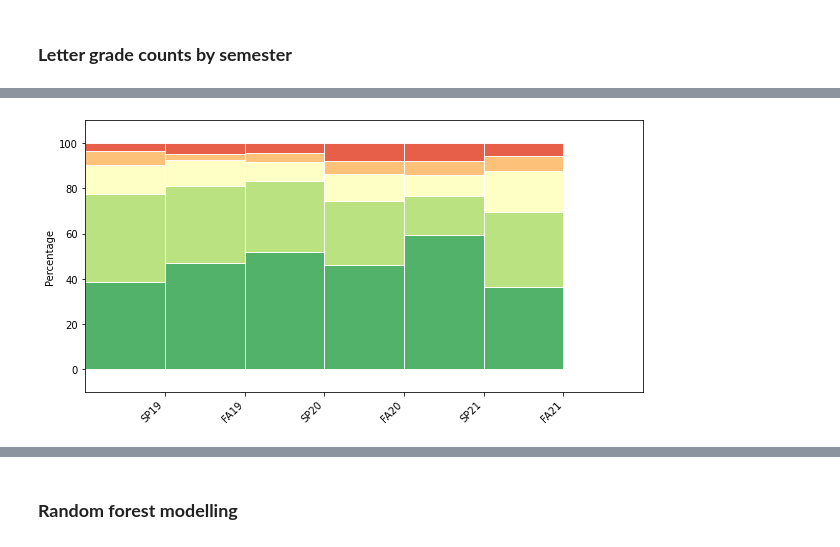
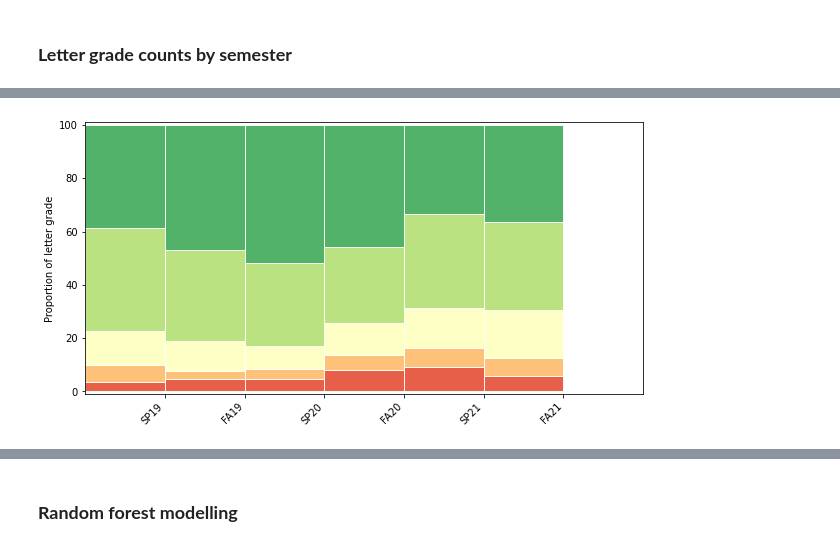
Before and after one commit to alee103/grade-project, a Jupyter notebook: grades_pandemic.ipynb, the cells around one changed output, grey strips where cells are left out. Saved outputs shown, nothing was run; the diff lists cells and outputs as text; code cells hidden in the pictures.

```diff
--- a/grades_pandemic.ipynb
+++ b/grades_pandemic.ipynb
@@ -31,0 +111,7 @@ Grades for a large, undergraduate intro level course over six semesters: Spring
+# %%
+# checking duplicates
+for index, semester in enumerate(semester_list):
+    duplicated_data = fulldata_dict[semester].duplicated().sum()
+    duplicated_rows = fulldata_dict[semester].duplicated()
+    print('Total Duplicates' + ' ' + 'in' + ' ' + semester + ':\n', duplicated_data)
+    print(fulldata_dict[semester].loc[duplicated_rows])
@@ -31,0 +136,5 @@ Grades for a large, undergraduate intro level course over six semesters: Spring
+# %%
+# Identify the nullity of the dataframe
+for index, semester in enumerate(semester_list):
+    missing_values_hist = final_dict[semester].isna().sum()
+    print('Total Missing Grade Values' + ' ' + 'in' + ' ' + semester + ':\n', missing_values_hist)
@@ -31,0 +159,5 @@ Grades for a large, undergraduate intro level course over six semesters: Spring
+# %%
+# Identify the percentage of nullity in the dataframe for each column
+for index, semester in enumerate(semester_list):
+    missing_values_hist_perc = final_dict[semester].isnull().mean() * 100
+    print('Percentage of Missing Grade Values' + ' ' + 'in' + ' ' + semester + ':\n', missing_values_hist_perc)
@@ -353,8 +385,6 @@ letter_grades_counts = {'Semester': semester_list,
                  'D': [np.count_nonzero(final_dict[semester].iloc[:,1].values == 'D') for semester in semester_list],
                  'F': [np.count_nonzero(final_dict[semester].iloc[:,1].values == 'F') for semester in semester_list],
                  }
-
-print(letter_grades_counts)
 
 # Create a figure with a single subplot
 f, ax = plt.subplots(1, figsize=(10,5))
@@ -377,102 +407,65 @@ C_grade = [i / j * 100 for  i,j in zip(letter_grades_counts['C'], totals)]
 D_grade = [i / j * 100 for  i,j in zip(letter_grades_counts['D'], totals)]
 F_grade = [i / j * 100 for  i,j in zip(letter_grades_counts['F'], totals)]
 
-# Create a bar chart in position bar_1
+# Create bar chart
 ax.bar(bar_l,
-       # using pre_rel data
-       A_grade,
-       # labeled
-       label='A',
-       # with alpha
+       F_grade,
+       label='F',
        alpha=0.9,
-       # with color
-       color='#3FAA59',
-       # with bar width
+       color='#E54E35',
        width=bar_width,
-       # with border color
        edgecolor='white'
        )
 
-# Create a bar chart in position bar_1
 ax.bar(bar_l,
-       # using mid_rel data
-       B_grade,
-       # with pre_rel
-       bottom=A_grade,
-       # labeled
-       label='B',
-       # with alpha
+       D_grade,
+       bottom=F_grade,
+       label='D',
        alpha=0.9,
-       # with color
-       color='#B3DF72',
-       # with bar width
+       color='#FDBB6C',
        width=bar_width,
-       # with border color
        edgecolor='white'
        )
 
-# Create a bar chart in position bar_1
 ax.bar(bar_l,
-       # using post_rel data
        C_grade,
-       # with pre_rel and mid_rel on bottom
-       bottom=[i+j for i,j in zip(A_grade, B_grade)],
-       # labeled
+       bottom=[i+j for i,j in zip(D_grade, F_grade)],
        label='C',
-       # with alpha
        alpha=0.9,
-       # with color
        color='#FEFFBE',
-       # with bar width
        width=bar_width,
-       # with border color
        edgecolor='white'
        )
 
-# Create a bar chart in position bar_1
 ax.bar(bar_l,
-       # using post_rel data
-       D_grade,
-       # with pre_rel and mid_rel on bottom
-       bottom=[i+j+k for i,j,k in zip(A_grade, B_grade, C_grade)],
-       # labeled
-       label='D',
-       # with alpha
+       B_grade,
+       bottom=[i+j+k for i,j,k in zip(C_grade, D_grade, F_grade)],
+       label='B',
        alpha=0.9,
-       # with color
-       color='#FDBB6C',
-       # with bar width
+       color='#B3DF72',
        width=bar_width,
-       # with border color
        edgecolor='white'
        )
 
-# Create a bar chart in position bar_1
 ax.bar(bar_l,
-       # using post_rel data
-       F_grade,
-       # with pre_rel and mid_rel on bottom
-       bottom=[i+j+k+l for i,j,k,l in zip(A_grade, B_grade, C_grade, D_grade)],
-       # labeled
-       label='F',
-       # with alpha
+       A_grade,
+       label='A',
+       bottom=[i+j+k+l for i,j,k,l in zip(B_grade, C_grade, D_grade, F_grade)],
        alpha=0.9,
-       # with color
-       color='#E54E35',
-       # with bar width
+       color='#3FAA59',
        width=bar_width,
-       # with border color
        edgecolor='white'
        )
 
+
 # Set the ticks to be first names
 plt.xticks(tick_pos, letter_grades_counts['Semester'])
-ax.set_ylabel("Percentage")
+ax.set_ylabel("Proportion of letter grade")
 ax.set_xlabel("")
 
 # Let the borders of the graphic
 plt.xlim([min(tick_pos)-bar_width, max(tick_pos)+bar_width])
-plt.ylim(-10, 110)
+plt.ylim(-1, 101)
 
 # rotate axis labels
 plt.setp(plt.gca().get_xticklabels(), rotation=45, horizontalalignment='right')
@@ -484 +476 @@ plt.show()
-[figure, old version]
+[figure, new version]
```
Also changed, not shown: parts of 37 cells of this notebook.
